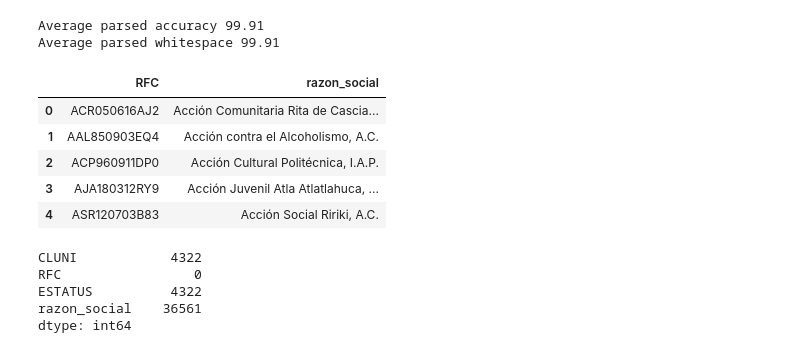
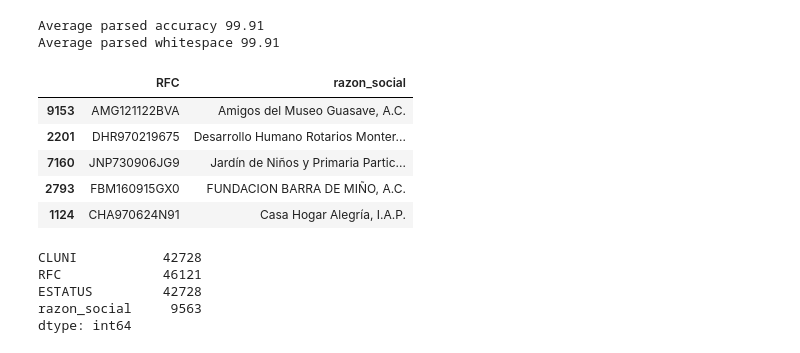
Before and after one commit to donelianc/osc-mexico-2020, a Jupyter notebook: get_osc_data.ipynb, the cells around one changed output. Saved outputs shown, nothing was run; the diff lists cells and outputs as text; code cells hidden in the pictures.

```diff
--- a/get_osc_data.ipynb
+++ b/get_osc_data.ipynb
@@ -323,0 +262,3 @@ for n in range(len(tables)):
+# %%
+with open("/content/drive/MyDrive/NewCo/intel/params/dof_page_breaks.json", "r") as  params:
+  jParams = json.load(params)
@@ -323,0 +277,15 @@ for n in range(len(tables)):
+# %%
+def fix_multiple_cols_name(df):
+  ncols = df.shape[1]
+  if ncols == 2:
+    return(df)
+  elif ncols > 2:
+    # names can generate multiple columns due to bad parsing
+    name_cols = list(range(1, ncols))
+    df[1] = df[name_cols].apply(lambda row: ' '.join(row.values.astype(str)), axis=1)
+    df = df[[0, 1]]
+    return(df)
+  else:
+    print('Check dataframe')
+    print(df.head(3))
+    return(pd.DataFrame(columns=[0, 1]))
@@ -353,9 +367,0 @@ df_donaut_rms = df_donaut_rms[df_donaut_rms.RFC.str.len().isin([0, 12]) ]
-# %%
-df_donaut_rms.head()
-# %% [output]
-|  | RFC | razon_social |
-| 0 | ACR050616AJ2 | Acción Comunitaria Rita de Cascia... |
-| 1 | AAL850903EQ4 | Acción contra el Alcoholismo, A.C. |
-| 2 | ACP960911DP0 | Acción Cultural Politécnica, I.A.P. |
-| 3 | AJA180312RY9 | Acción Juvenil Atla Atlatlahuca, ... |
-| 4 | ASR120703B83 | Acción Social Ririki, A.C. |
@@ -362 +370,10 @@ df_donaut_rms.head()
+# %%
+df_donaut_rms.sample(5)
+# %% [output]
+|  | RFC | razon_social |
+| 9153 | AMG121122BVA | Amigos del Museo Guasave, A.C. |
+| 2201 | DHR970219675 | Desarrollo Humano Rotarios Monter... |
+| 7160 | JNP730906JG9 | Jardín de Niños y Primaria Partic... |
+| 2793 | FBM160915GX0 | FUNDACION BARRA DE MIÑO, A.C. |
+| 1124 | CHA970624N91 | Casa Hogar Alegría, I.A.P. |
 # %%
@@ -364,8 +381,8 @@ df_osc2 = pd.merge(df_osc_cluni[['CLUNI', 'RFC', 'ESTATUS']], df_donaut_rms, how
 # %%
-df_osc2.isna().sum(axis=0)
+(~df_osc2.isna()).sum(axis=0)
 # %% [output]
-CLUNI            4322
-RFC                 0
-ESTATUS          4322
-razon_social    36561
+CLUNI           42728
+RFC             46121
+ESTATUS         42728
+razon_social     9563
 dtype: int64
```
Also changed, not shown: parts of 43 cells of this notebook.
